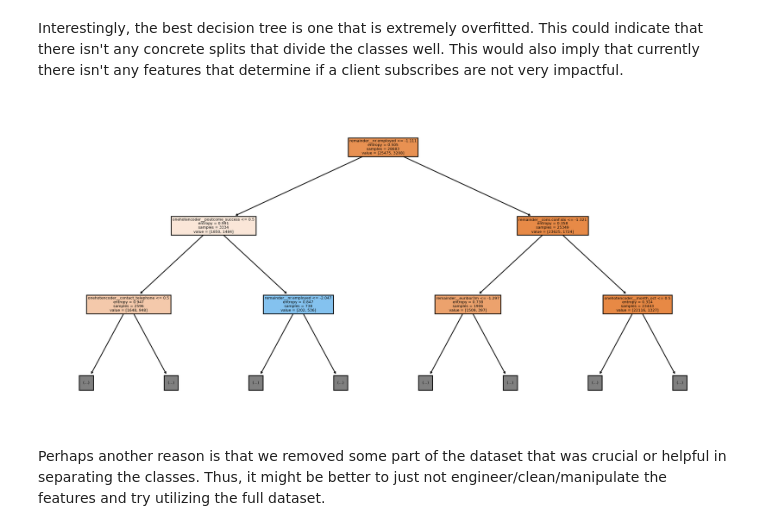
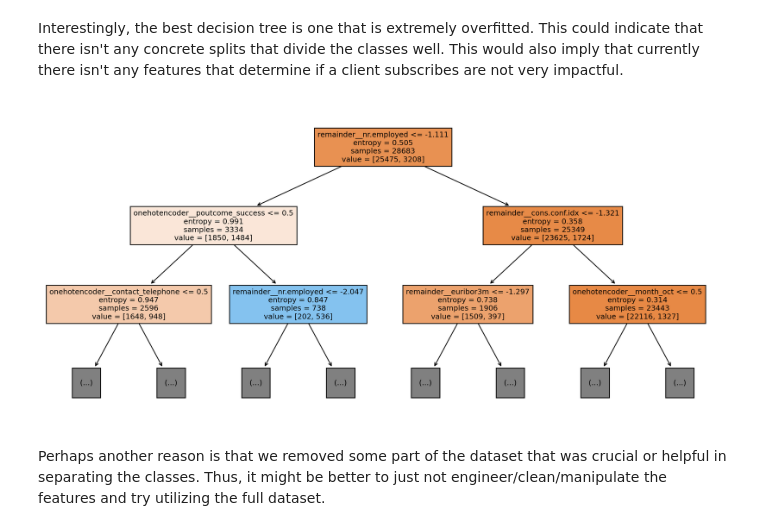
Before and after one commit to DKW2/Banking-Marketing-Analysis, a Jupyter notebook: banking-marketing-analysis.ipynb, the cells around one changed output. Cells and saved outputs as stored; diff of their text form; code cells hidden in the pictures.

Commit message:
Made the tree plots bigger

```diff
--- a/banking-marketing-analysis.ipynb
+++ b/banking-marketing-analysis.ipynb
@@ -647,9 +647,9 @@ plot = plot_tree( best_tree )
 Interestingly, the best decision tree is one that is extremely overfitted. This could indicate that there isn't any concrete splits that divide the classes well. This would also imply that currently there isn't any features that determine if a client subscribes are not very impactful.
 # %%
 plt.figure( figsize=(15, 7), dpi=200 )
-plot = plot_tree( best_tree, max_depth = 2, filled = True, feature_names = list( tree_gridresults[-1].best_estimator_.named_steps["transform"].get_feature_names_out() ) )
+plot = plot_tree( best_tree, max_depth = 2, fontsize = 9, filled = True, feature_names = list( tree_gridresults[-1].best_estimator_.named_steps["transform"].get_feature_names_out() ) )
 # %% [output]
-[figure, old version]
+[figure, new version]
 # %% [markdown]
 Perhaps another reason is that we removed some part of the dataset that was crucial or helpful in separating the classes. Thus, it might be better to just not engineer/clean/manipulate the features and try utilizing the full dataset.
 # %% [markdown]
```
Also changed, not shown: parts of 2 cells of this notebook.
